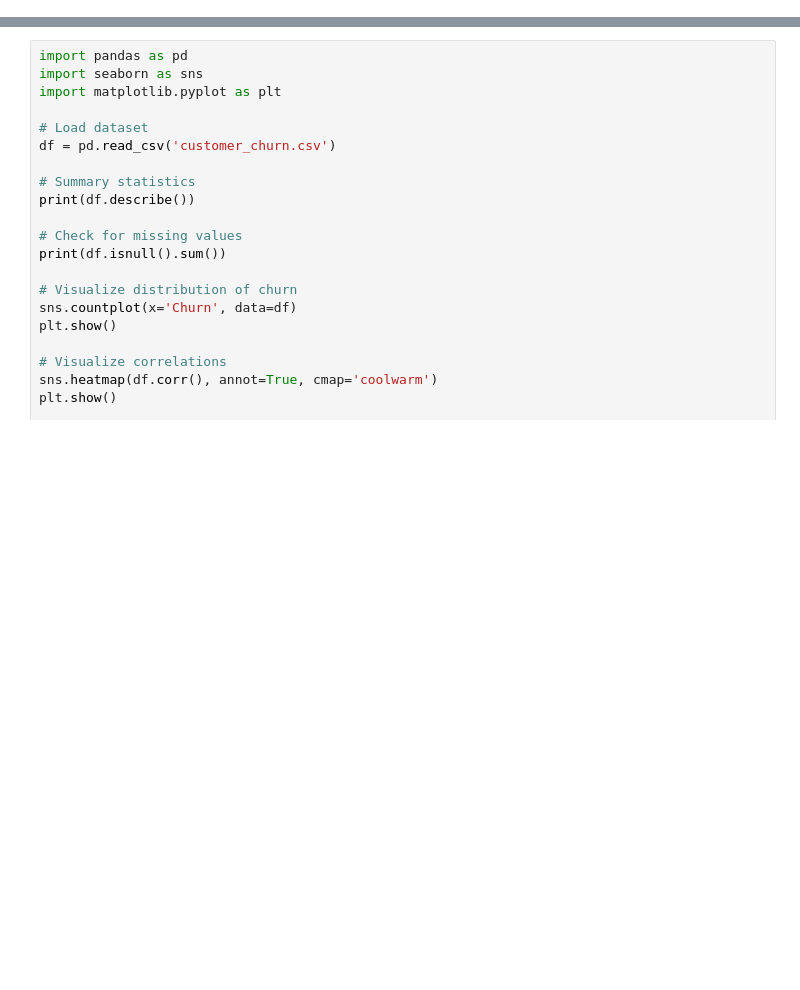
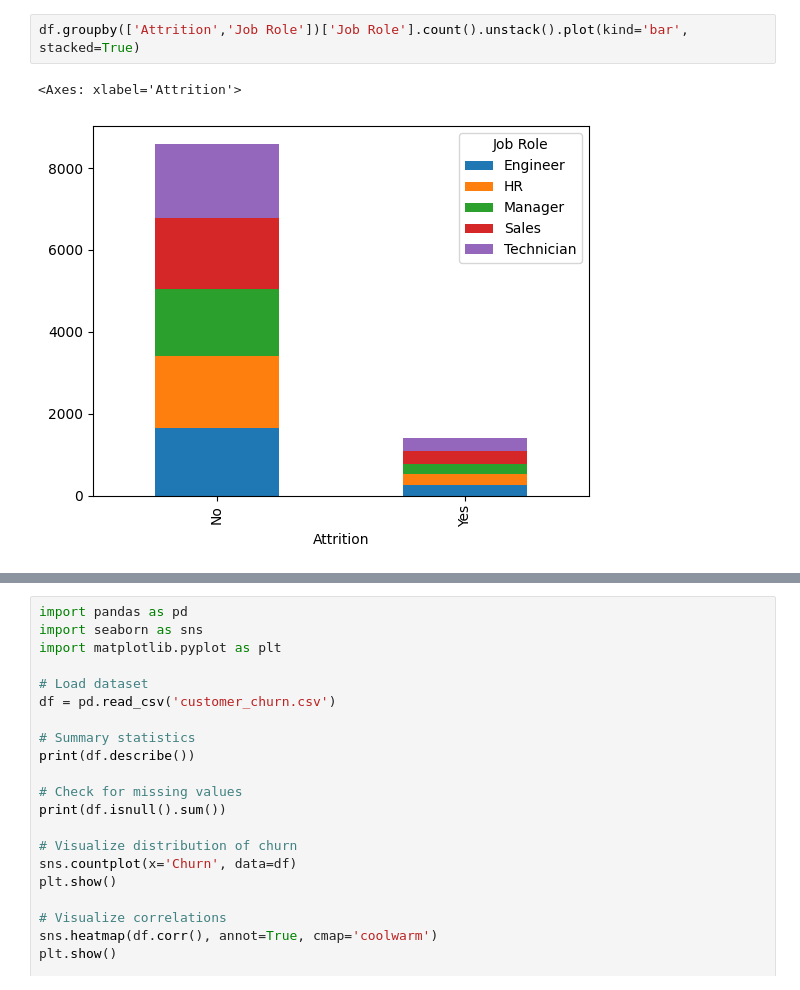
Before and after one commit to qmdismnp/Schulich_DS_MBAN, a Jupyter notebook: practice.ipynb, the cells around one changed output, grey strips where cells are left out. Drawn from its saved outputs; the diff is of its cells as text; blank space fills up the shorter version.

```diff
--- a/practice.ipynb
+++ b/practice.ipynb
@@ -56,0 +94,5 @@ memory usage: 293.8+ KB
+# %%
+df.groupby(['Attrition','Job Role'])['Job Role'].count().unstack().plot(kind='bar', stacked=True)
+# %% [output]
+<Axes: xlabel='Attrition'>
+[figure, added]
```
Also changed, not shown: parts of 24 cells of this notebook, 3 other files.
